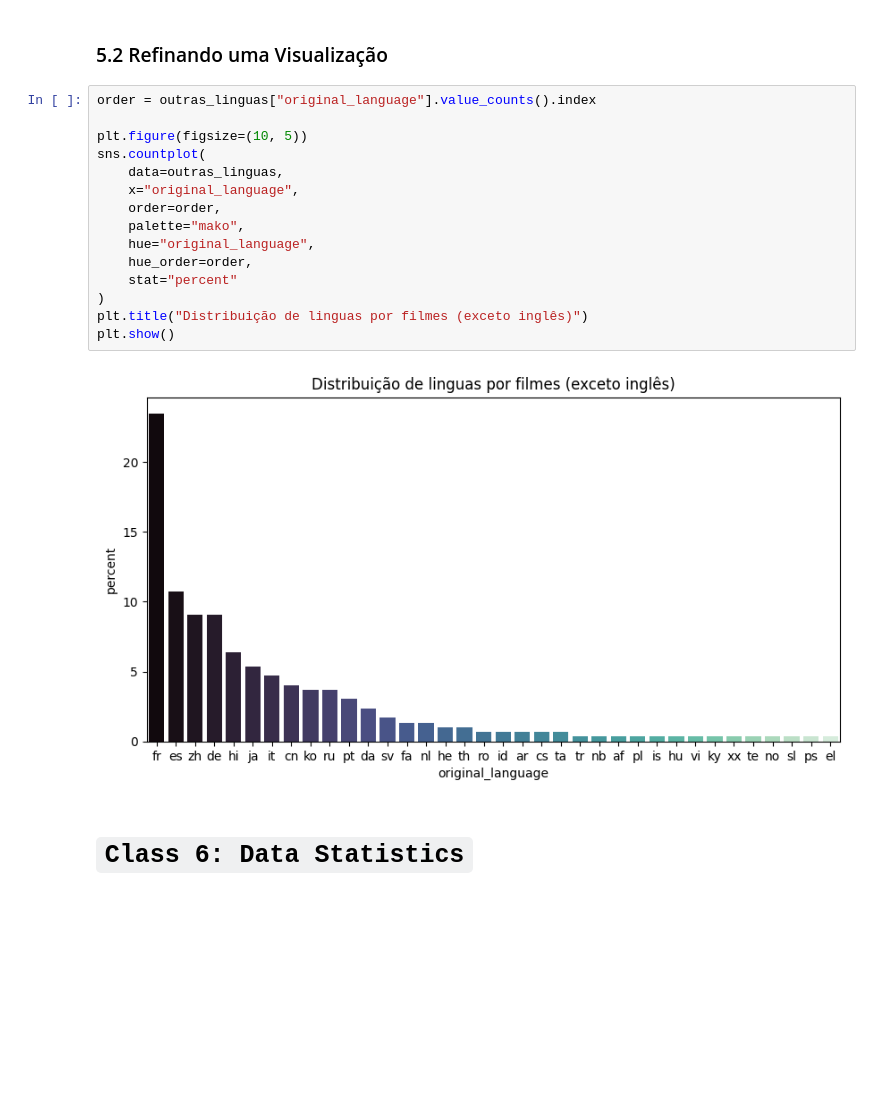
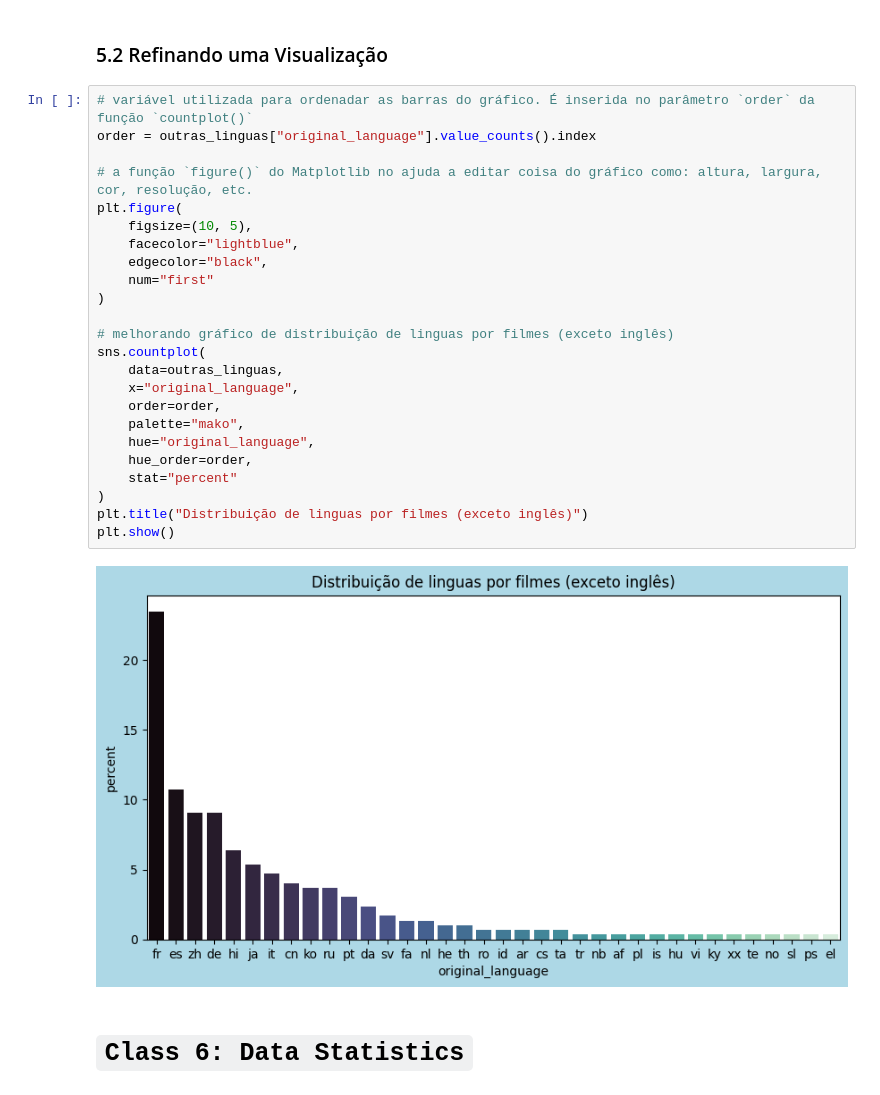
Before and after one commit to KaelDucatti/estudos-ds, a Jupyter notebook: data_science/explorando_analisando_dados/classes.ipynb, the cells around one changed output. Saved outputs shown, nothing was run; the diff lists cells and outputs as text; blank space fills up the shorter version.

```diff
--- a/data_science/explorando_analisando_dados/classes.ipynb
+++ b/data_science/explorando_analisando_dados/classes.ipynb
@@ -248,22 +411,31 @@ sns.lmplot(
 # %% [markdown]
 ### 5.2 Refinando uma Visualização
 # %%
+# variável utilizada para ordenadar as barras do gráfico. É inserida no parâmetro `order` da função `countplot()`
 order = outras_linguas["original_language"].value_counts().index
 
-plt.figure(figsize=(10, 5))
+# a função `figure()` do Matplotlib no ajuda a editar coisa do gráfico como: altura, largura, cor, resolução, etc.
+plt.figure(
+    figsize=(10, 5),
+    facecolor="lightblue",
+    edgecolor="black",
+    num="first"
+)
+
+# melhorando gráfico de distribuição de linguas por filmes (exceto inglês)
 sns.countplot(
     data=outras_linguas,
     x="original_language",
     order=order,
     palette="mako",
     hue="original_language",
     hue_order=order,
     stat="percent"
 )
 plt.title("Distribuição de linguas por filmes (exceto inglês)")
 plt.show()
 # %% [output]
-[figure, old version]
+[figure, new version]
 # %% [markdown]
 # `Class 6: Data Statistics`
 # %% [markdown]
```
Also changed, not shown: parts of 29 cells of this notebook, 1 other file.
